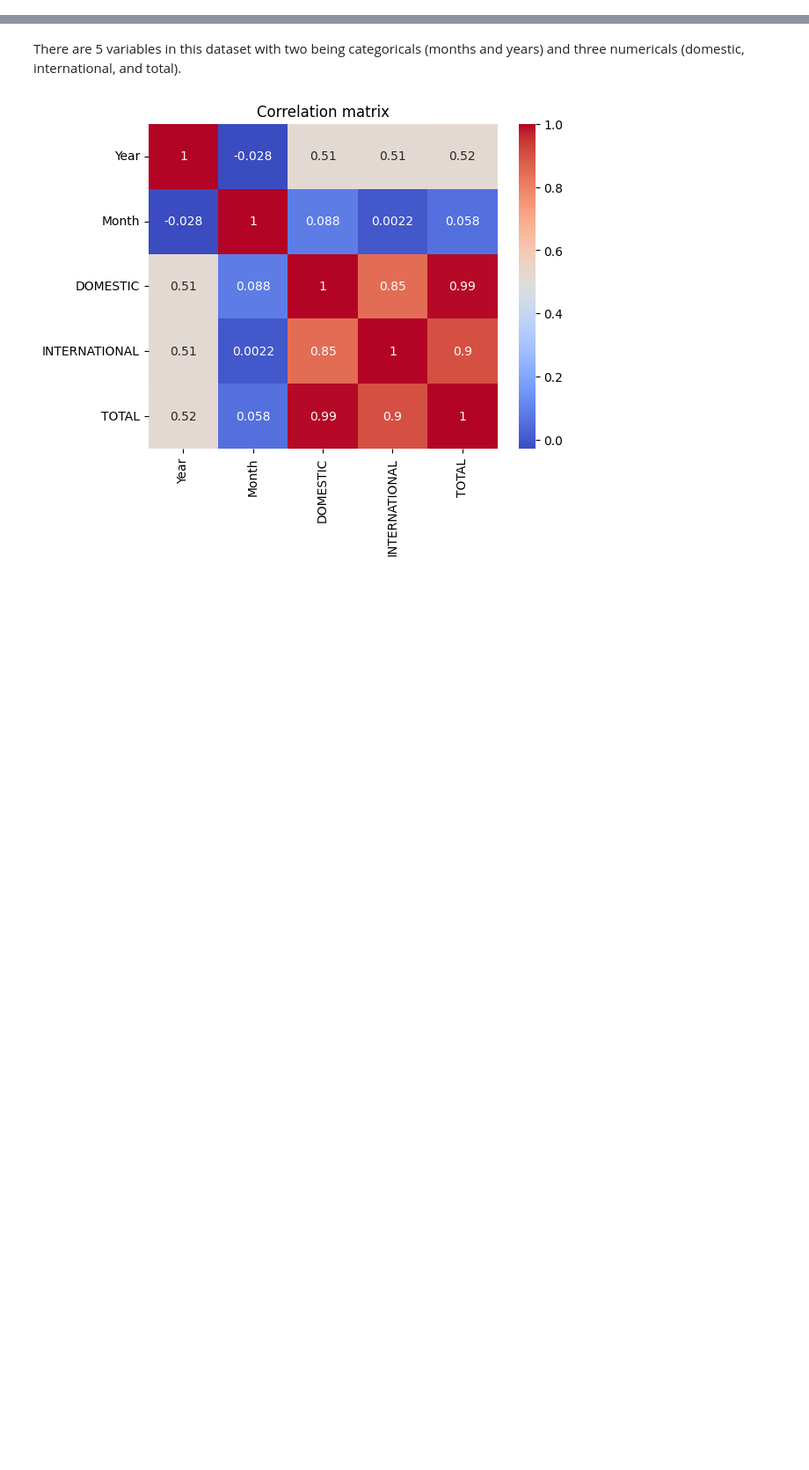
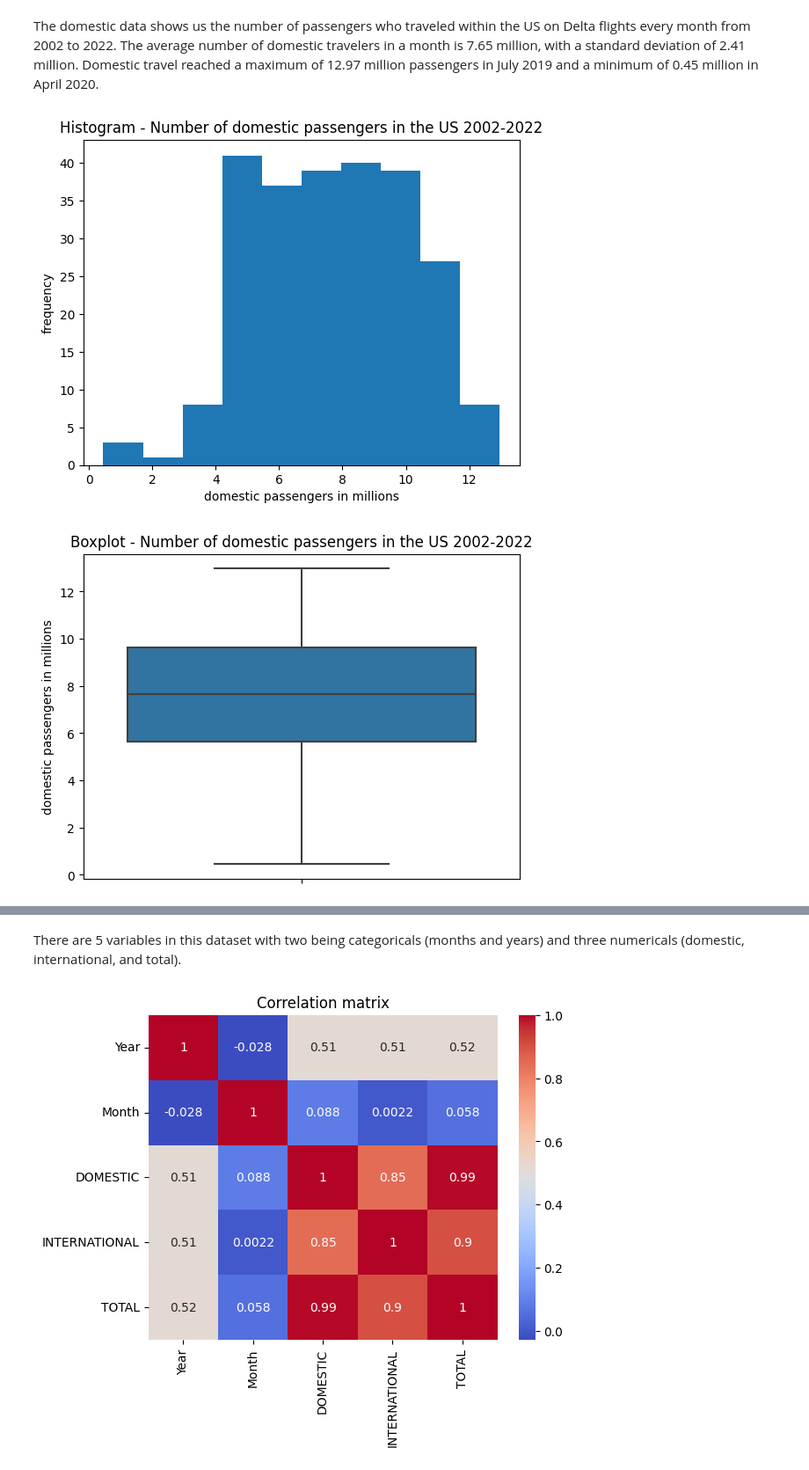
Before and after one commit to asnth68/Data-Science-midterm, a Jupyter notebook: Midterm_data.ipynb, the cells around one changed output, grey strips where cells are left out. Shown at 88% size. Saved outputs shown, nothing was run; the diff lists cells and outputs as text; code cells hidden in the pictures; blank space fills up the shorter version.

```diff
--- a/Midterm_data.ipynb
+++ b/Midterm_data.ipynb
@@ -52,0 +41,5 @@ max    2022.00000   12.000000  1.296533e+07   2.634252e+06  1.559958e+07
+# %%
+# Domestic passenger numbers in millions
+domestic = delta_df['DOMESTIC']/1000000
+# Summary statistics for domestic passengers
+domestic.describe()
@@ -52,0 +56,19 @@ max    2022.00000   12.000000  1.296533e+07   2.634252e+06  1.559958e+07
+# %% [markdown]
+The domestic data shows us the number of passengers who traveled within the US on Delta flights every month from 2002 to 2022. The average number of domestic travelers in a month is 7.65 million, with a standard deviation of 2.41 million. Domestic travel reached a maximum of 12.97 million passengers in July 2019 and a minimum of 0.45 million in April 2020.
+# %%
+# Domestic histogram
+x = [domestic]
+plt.hist(x, bins=10)
+plt.title('Histogram - Number of domestic passengers in the US 2002-2022')
+plt.xlabel('domestic passengers in millions')
+plt.ylabel('frequency')
+plt.show()
+
+# Domestic boxplot
+sns.boxplot(y=domestic)
+plt.ylabel('domestic passengers in millions')
+plt.title('Boxplot - Number of domestic passengers in the US 2002-2022')
+plt.show()
+# %% [output]
+[figure, added]
+[figure, added]
```
Also changed, not shown: parts of 17 cells of this notebook.
